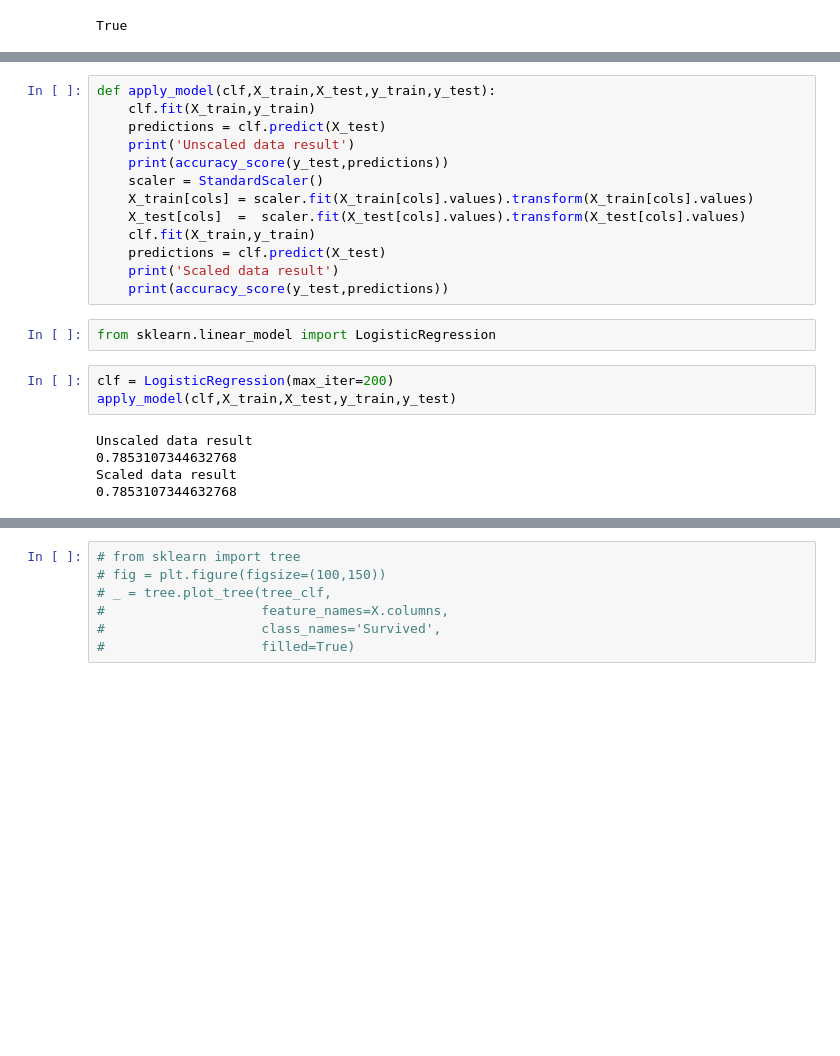
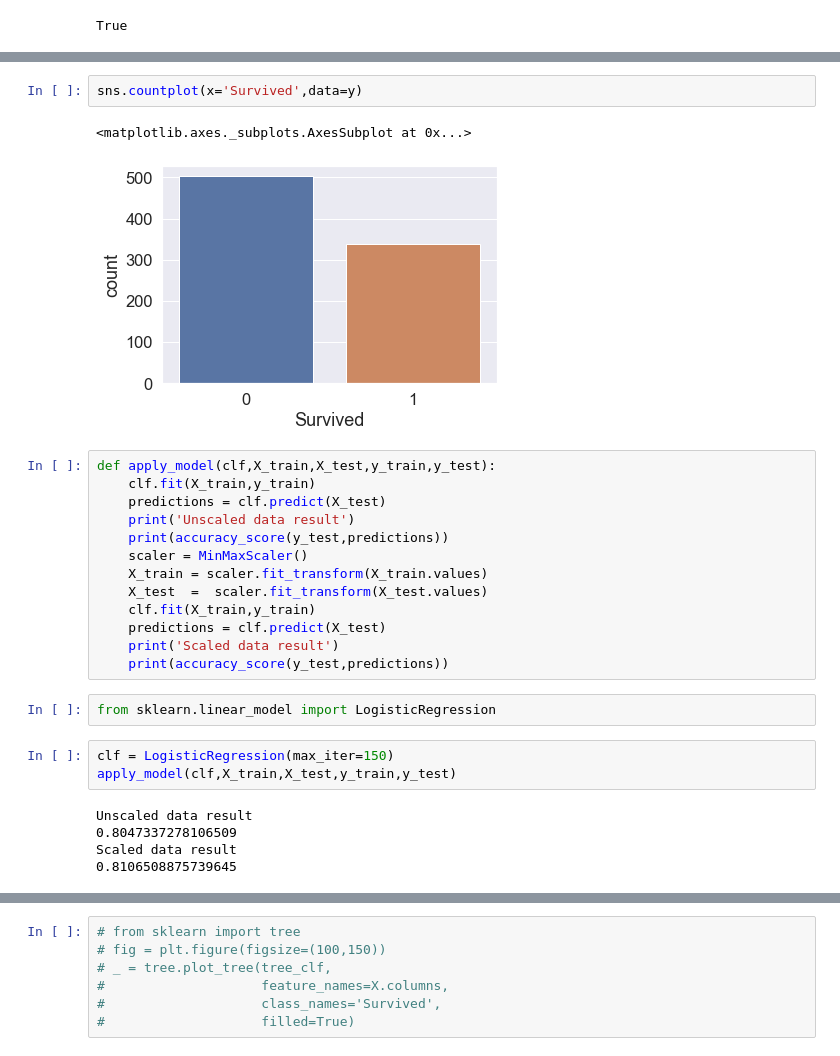
Before and after one commit to bahawal32/Surviving-Titanic-with-ML, a Jupyter notebook: Titanic Survival.ipynb, the cells around one changed output, grey strips where cells are left out. Cells and saved outputs as stored; diff of their text form; blank space fills up the shorter version.

```diff
--- a/Titanic Survival.ipynb
+++ b/Titanic Survival.ipynb
@@ -415,12 +428,17 @@ True
+# %%
+sns.countplot(x='Survived',data=y)
+# %% [output]
+<matplotlib.axes._subplots.AxesSubplot at 0x...>
+[figure, added]
 # %%
 def apply_model(clf,X_train,X_test,y_train,y_test):
     clf.fit(X_train,y_train)
     predictions = clf.predict(X_test)
     print('Unscaled data result')
     print(accuracy_score(y_test,predictions))
-    scaler = StandardScaler()
-    X_train[cols] = scaler.fit(X_train[cols].values).transform(X_train[cols].values)
-    X_test[cols]  =  scaler.fit(X_test[cols].values).transform(X_test[cols].values)
+    scaler = MinMaxScaler()
+    X_train = scaler.fit_transform(X_train.values)
+    X_test  =  scaler.fit_transform(X_test.values)
     clf.fit(X_train,y_train)
     predictions = clf.predict(X_test)
     print('Scaled data result')
@@ -428,13 +446,13 @@ def apply_model(clf,X_train,X_test,y_train,y_test):
 # %%
 from sklearn.linear_model import LogisticRegression
 # %%
-clf = LogisticRegression(max_iter=200)
+clf = LogisticRegression(max_iter=150)
 apply_model(clf,X_train,X_test,y_train,y_test)
 # %% [output]
 Unscaled data result
-0.7853107344632768
+0.8047337278106509
 Scaled data result
-0.7853107344632768
+0.8106508875739645
 # %%
 from sklearn.tree import DecisionTreeClassifier
 tree_clf = DecisionTreeClassifier(criterion='entropy',splitter='best',max_depth=5)
```
Also changed, not shown: parts of 25 cells of this notebook.
